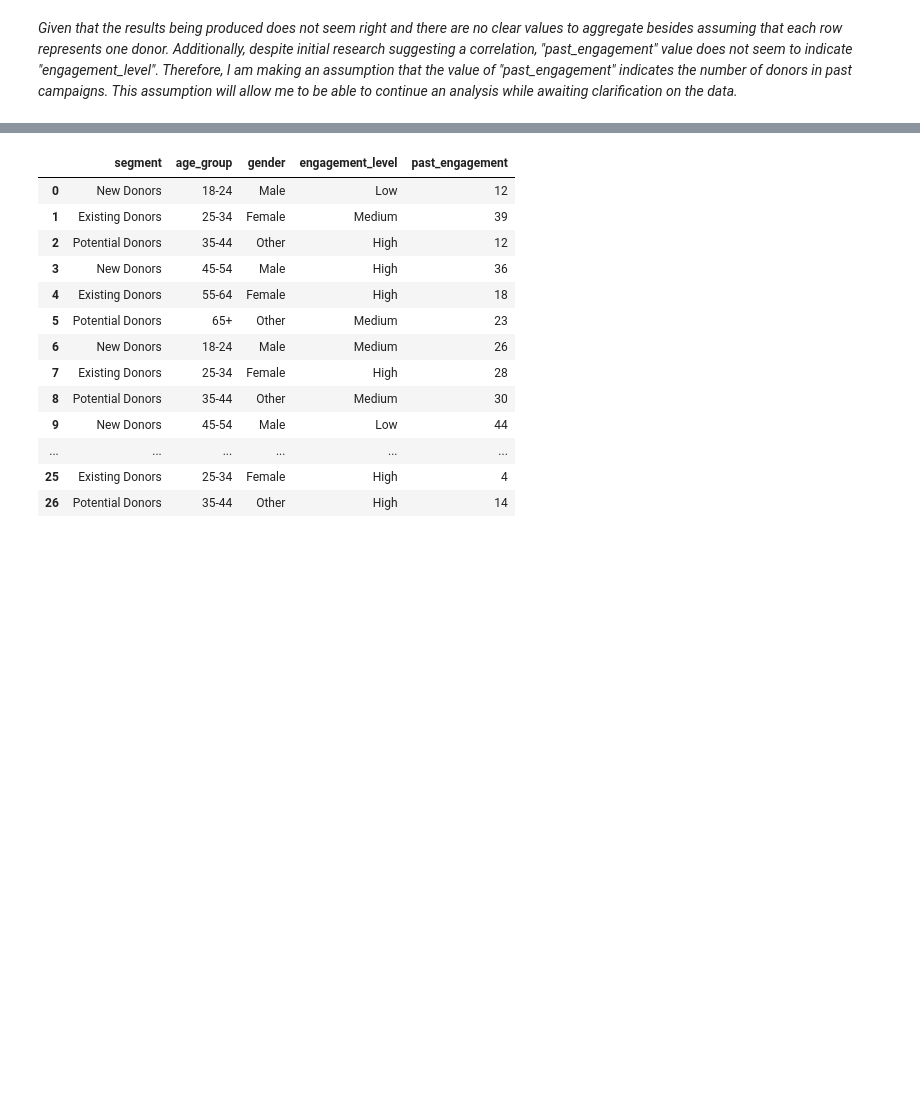
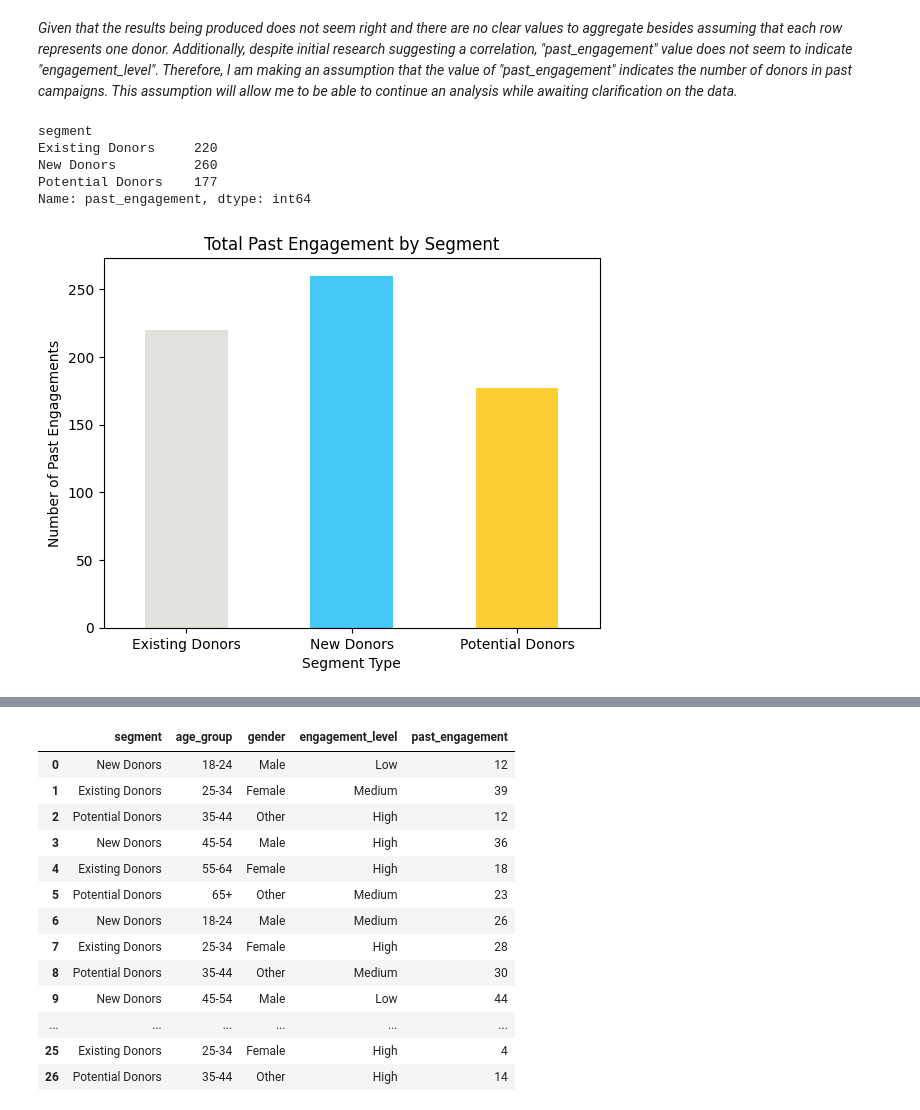
Before and after one commit to stxphz/unicef, a Jupyter notebook: analysis.ipynb, the cells around one changed output, grey strips where cells are left out. Cells and saved outputs as stored; diff of their text form; code cells hidden in the pictures; blank space fills up the shorter version.

```diff
--- a/analysis.ipynb
+++ b/analysis.ipynb
@@ -815,0 +808,22 @@ This assumption will allow me to be able to continue an analysis while awaiting
+# %%
+# What are the total metrics for 'segment' using past engagement?
+
+# Finding the total number of past engagements for each segment
+segment_total = aud_seg.groupby('segment')['past_engagement'].sum()
+print(segment_total)
+
+# Plot
+segment_total.plot(kind='bar', stacked=True, color=['#E3E1DC', '#44C8F5', '#FFCE34'])
+plt.title('Total Past Engagement by Segment')
+plt.xlabel('Segment Type')
+plt.xticks(rotation=0)
+plt.ylabel('Number of Past Engagements')
+
+plt.show()
+# %% [output]
+segment
+Existing Donors     220
+New Donors          260
+Potential Donors    177
+Name: past_engagement, dtype: int64
+[figure, added]
```
Also changed, not shown: parts of 13 cells of this notebook.
